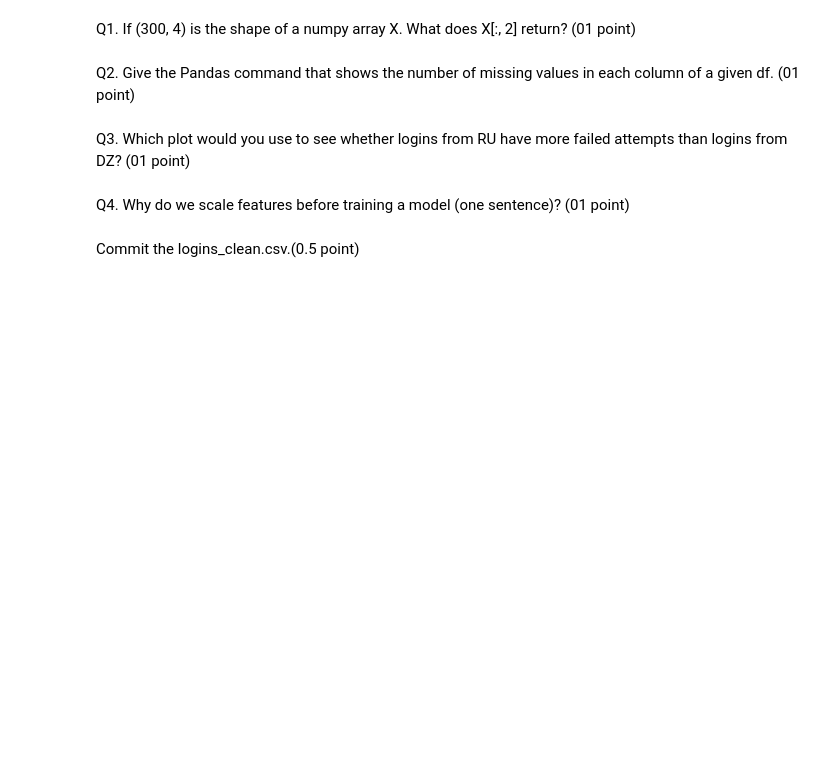
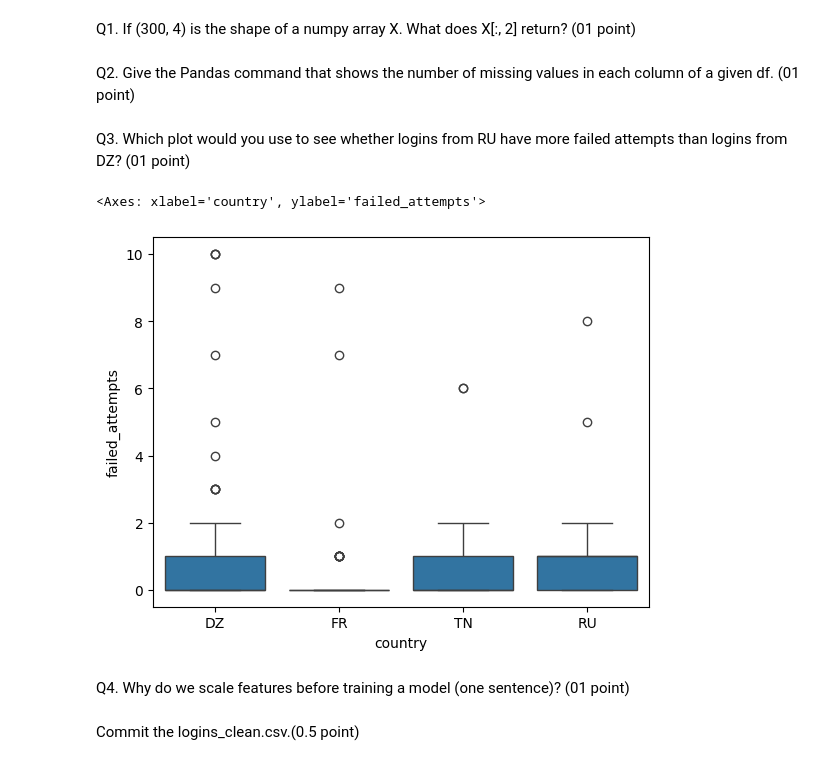
Before and after one commit to elpab28/tp1, a Jupyter notebook: TP1.ipynb, the cells around one changed output. Drawn from its saved outputs; the diff is of its cells as text; code cells hidden in the pictures; blank space fills up the shorter version.

```diff
--- a/TP1.ipynb
+++ b/TP1.ipynb
@@ -192,7 +192,11 @@ Q2. Give the Pandas command that shows the number of missing values in each colu
 Q3. Which plot would you use to see whether logins from RU have more failed attempts than logins from DZ? (01 point)
 # %%
 # Write your code here
-# A box plot: sns.boxplot(data=df, x="country", y="failed_attempts", which compares the distribution (median, spread, outliers) of failed attempts between groups such as RU and DZ.
+sns.boxplot(data=df, x="country", y="failed_attempts")
+             #which compares the distribution (median, spread, outliers) of failed attempts between groups such as RU and DZ.
+# %% [output]
+<Axes: xlabel='country', ylabel='failed_attempts'>
+[figure, added]
 # %% [markdown]
 Q4. Why do we scale features before training a model (one sentence)? (01 point)
 # %%
```
